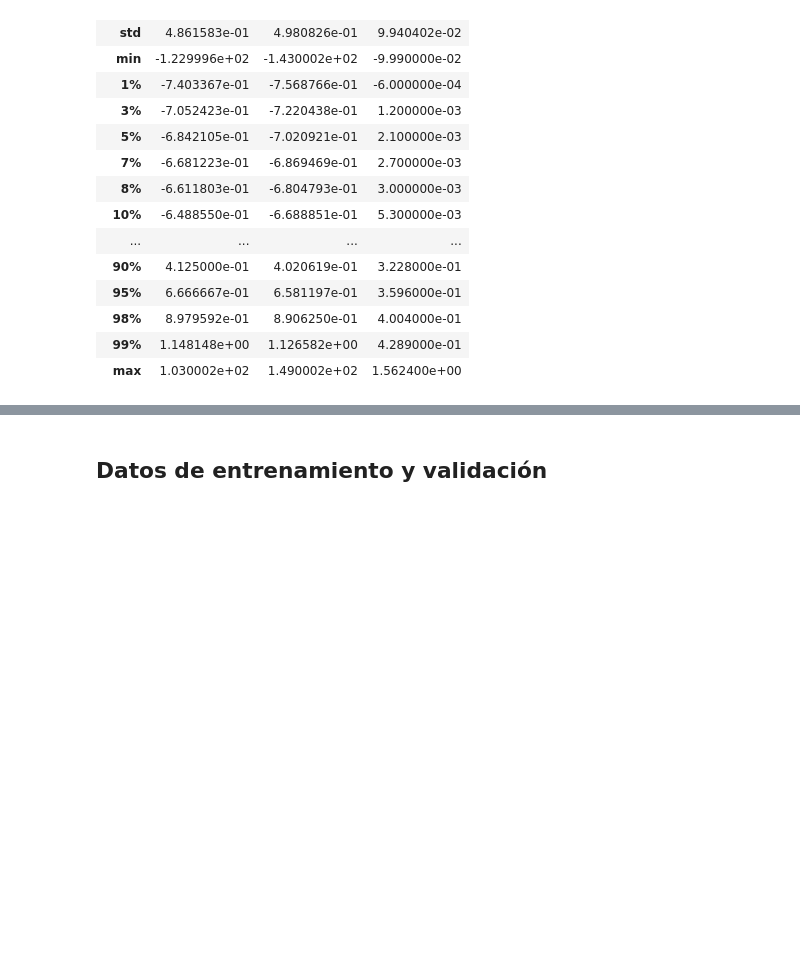
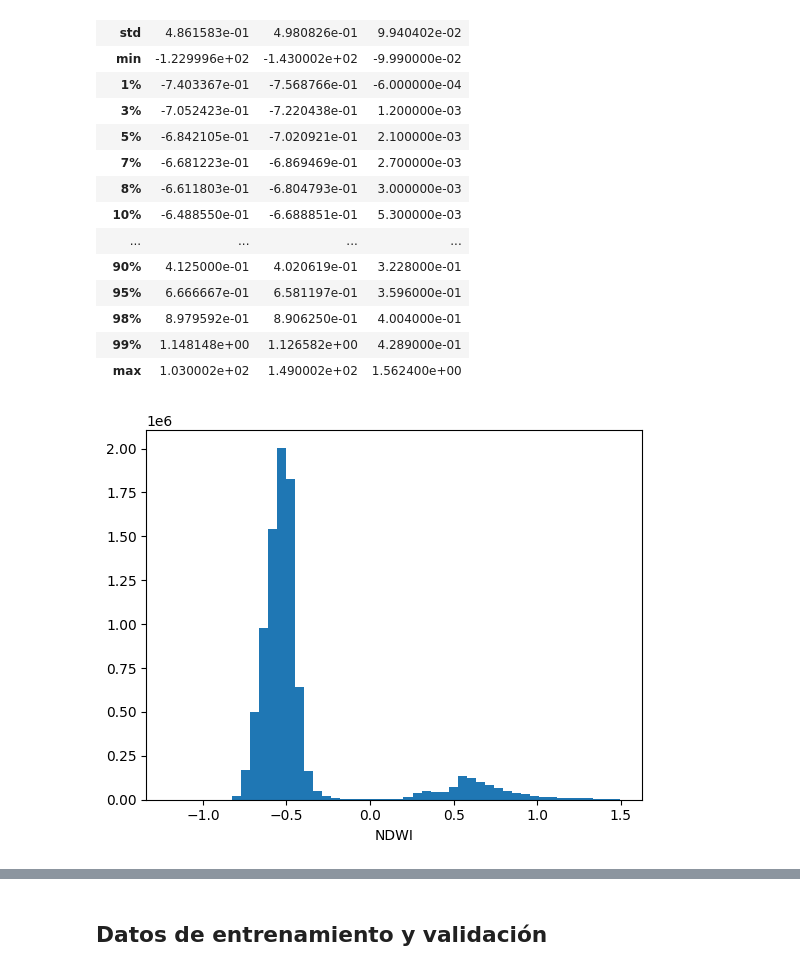
Before and after one commit to jdavidortega/Geographic_Data_Science_with_Python, a Jupyter notebook: sentinel2_classification.ipynb, the cells around one changed output, grey strips where cells are left out. Drawn from its saved outputs; the diff is of its cells as text; code cells hidden in the pictures; blank space fills up the shorter version.

Commit message:
Estadisticas NDWI

```diff
--- a/sentinel2_classification.ipynb
+++ b/sentinel2_classification.ipynb
@@ -201,3 +201,9 @@ df.describe(percentiles=[0.01,.03,.05,.07,.08,.1,.2,.3,.4,.5,.6,.7,.8,.9,.95,.98
 | 98% | 8.979592e-01 | 8.906250e-01 | 4.004000e-01 |
 | 99% | 1.148148e+00 | 1.126582e+00 | 4.289000e-01 |
 | max | 1.030002e+02 | 1.490002e+02 | 1.562400e+00 |
+# %%
+plt.hist(df[(df['NDWI_8']>-1.5) & (df['NDWI_8']<1.5)]['NDWI_8'], bins=50)
+plt.xlabel('NDWI')
+plt.show()
+# %% [output]
+[figure, added]
```
Also changed, not shown: parts of 4 cells of this notebook.
